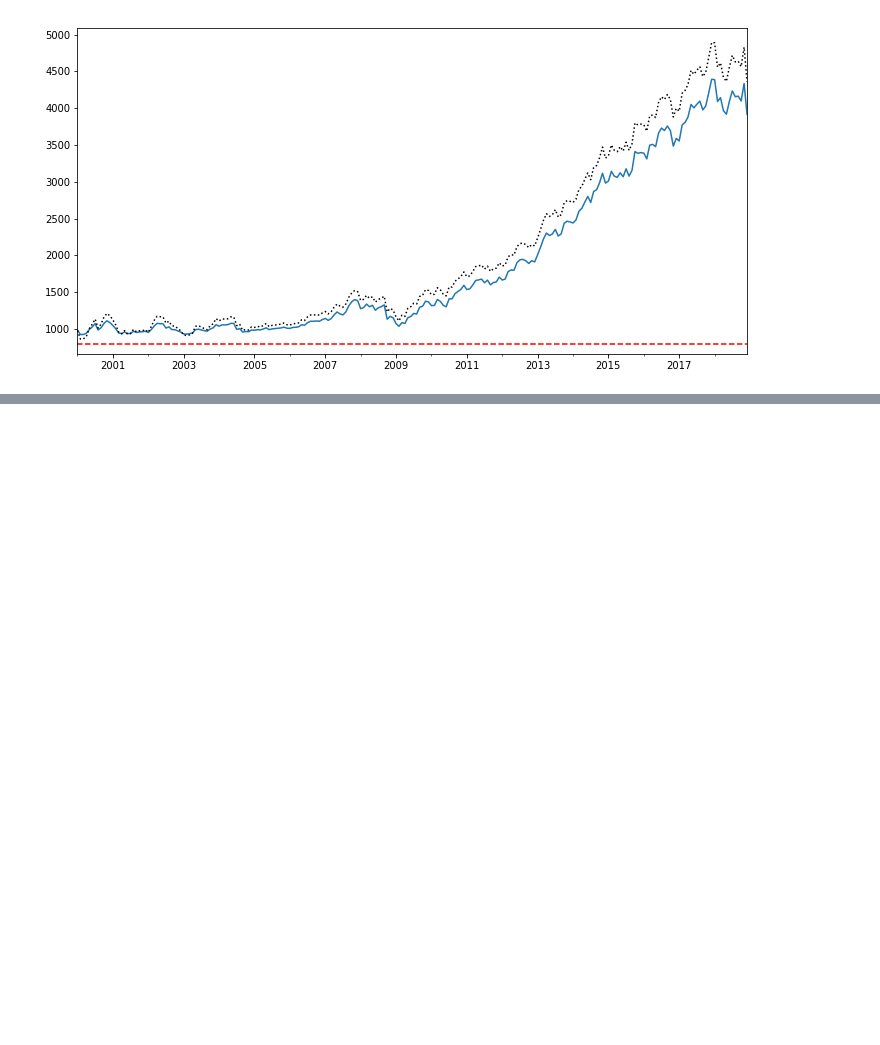
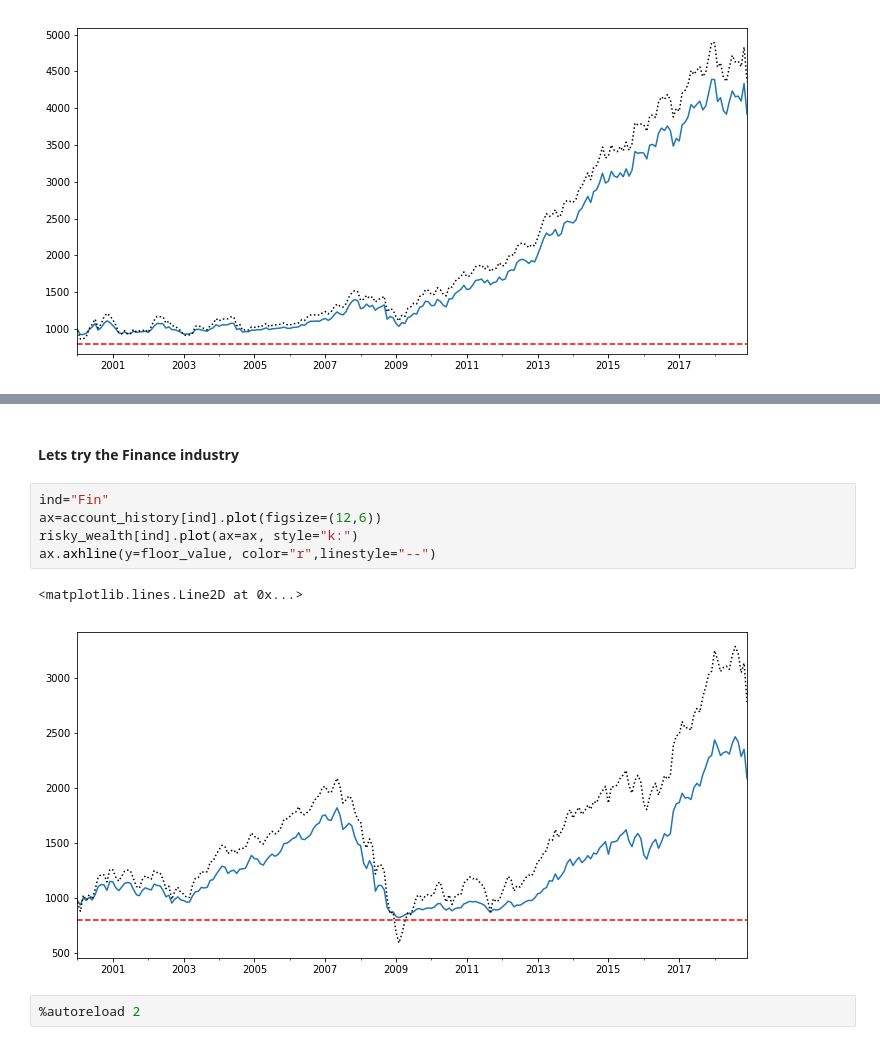
Before and after one commit to biv-neupane7/Investment-management-with-python, a Jupyter notebook: Portfolio Insurance.ipynb, the cells around one changed output, grey strips where cells are left out. Drawn from its saved outputs; the diff is of its cells as text; blank space fills up the shorter version.

```diff
--- a/Portfolio Insurance.ipynb
+++ b/Portfolio Insurance.ipynb
@@ -113,0 +123,12 @@ ax.axhline(y=floor_value, color="r",linestyle="--")
+# %% [markdown]
+#### Lets try the Finance industry
+# %%
+ind="Fin"
+ax=account_history[ind].plot(figsize=(12,6))
+risky_wealth[ind].plot(ax=ax, style="k:")
+ax.axhline(y=floor_value, color="r",linestyle="--")
+# %% [output]
+<matplotlib.lines.Line2D at 0x...>
+[figure, added]
+# %%
+%autoreload 2
```
Also changed, not shown: parts of 16 cells of this notebook.
